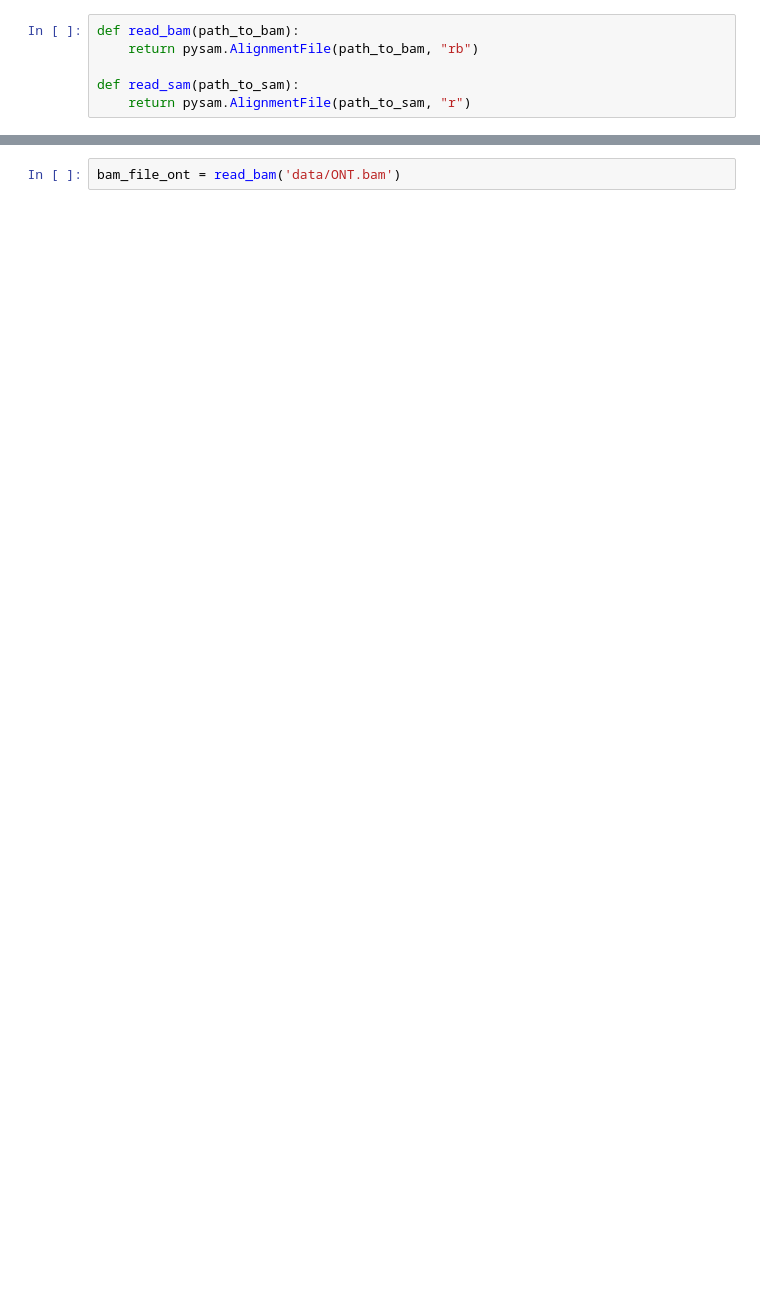
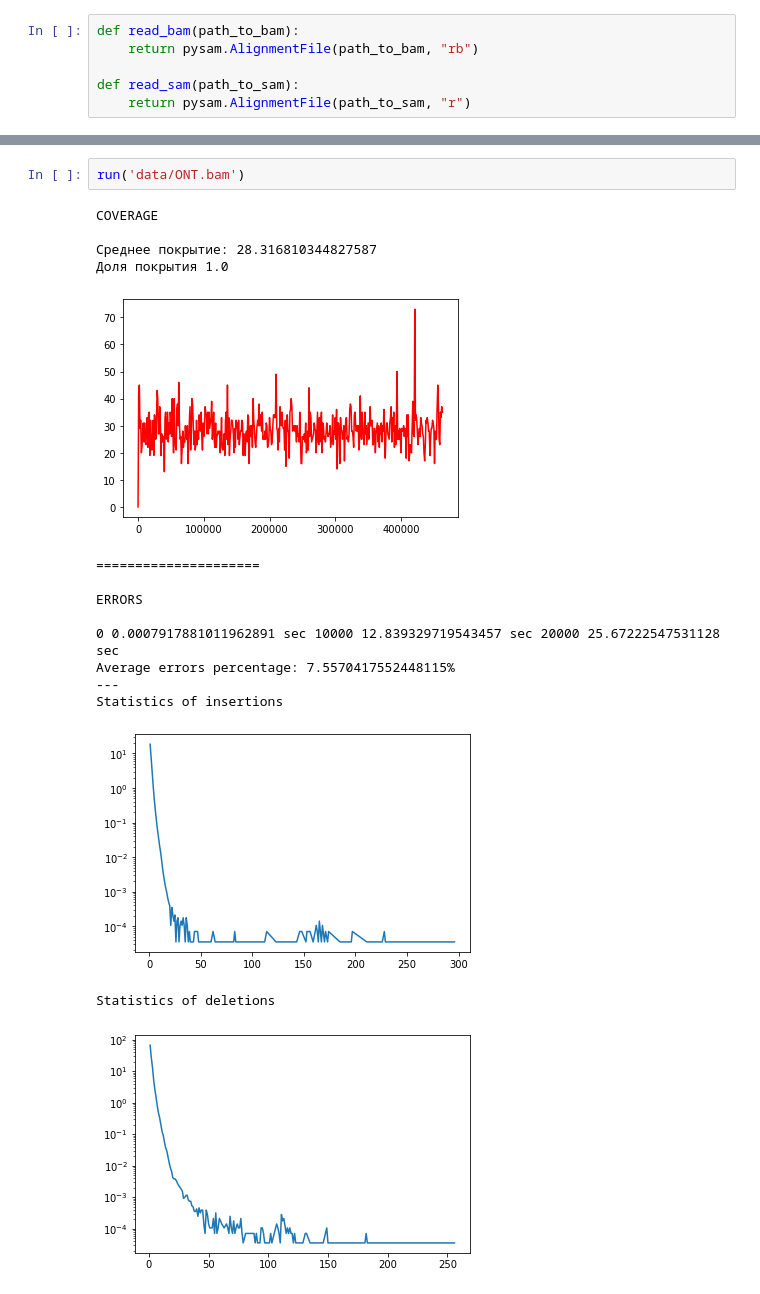
Before and after one commit to TohaRhymes/ngs_ib_spring2020, a Jupyter notebook: project_3_long_reads_alignment/report_3.ipynb, the cells around one changed output, grey strips where cells are left out. Saved outputs shown, nothing was run; the diff lists cells and outputs as text; blank space fills up the shorter version.

````diff
--- a/project_3_long_reads_alignment/report_3.ipynb
+++ b/project_3_long_reads_alignment/report_3.ipynb
@@ -147,4 +306,21 @@ $ samtools view -S -b ONT.sam > ONT.bam
 
 ```
 # %%
-bam_file_ont = read_bam('data/ONT.bam')
+run('data/ONT.bam')
+# %% [output]
+COVERAGE
+
+Среднее покрытие: 28.316810344827587
+Доля покрытия 1.0
+[figure, added]
+=====================
+
+ERRORS
+
+0 0.0007917881011962891 sec 10000 12.839329719543457 sec 20000 25.67222547531128 sec
+Average errors percentage: 7.5570417552448115%
+---
+Statistics of insertions
+[figure, added]
+Statistics of deletions
+[figure, added]
````
Also changed, not shown: parts of 12 cells of this notebook, 5 other files.
